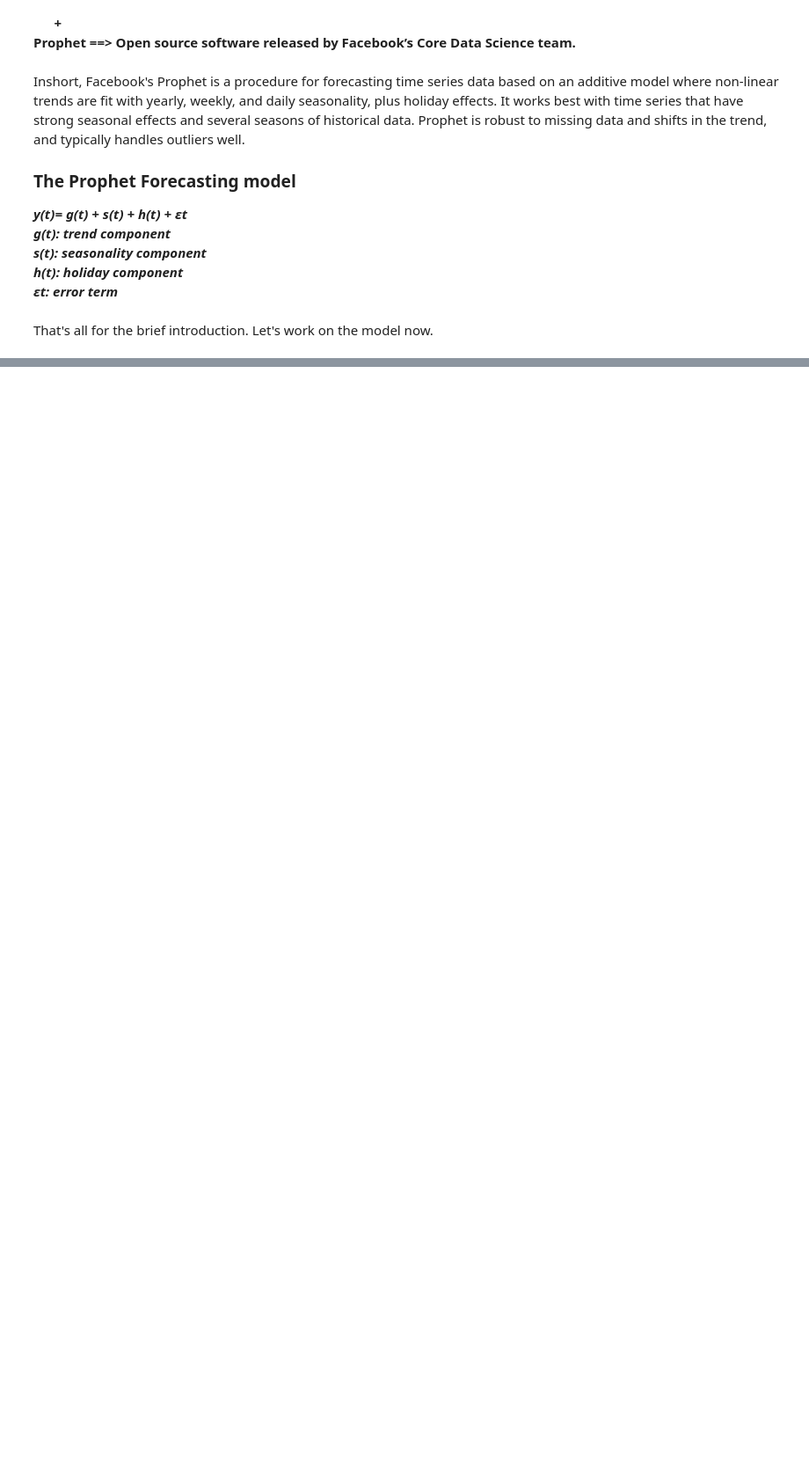
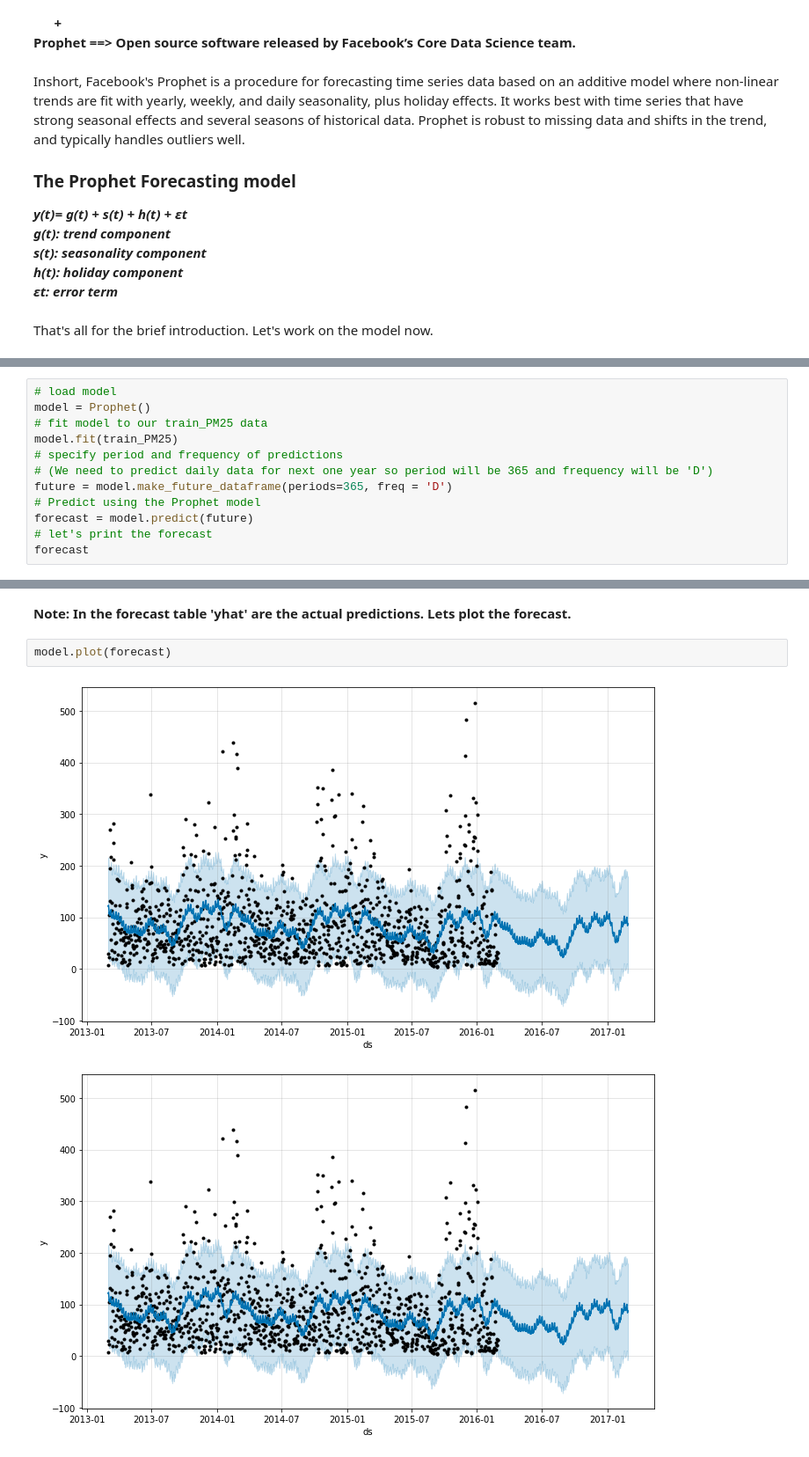
Before and after one commit to aishrock006/Capstone-Project, a Jupyter notebook: 3Data modeling with FBProphet.ipynb, the cells around one changed output, grey strips where cells are left out. Shown at 88% size. Drawn from its saved outputs; the diff is of its cells as text; blank space fills up the shorter version.

Commit message:
evaluate basic Prophet model on monthly PM2.5

```diff
--- a/3Data modeling with FBProphet.ipynb
+++ b/3Data modeling with FBProphet.ipynb
@@ -17,0 +73,12 @@ That's all for the brief introduction. Let's work on the model now.
+# %%
+# load model
+model = Prophet()
+# fit model to our train_PM25 data
+model.fit(train_PM25)
+# specify period and frequency of predictions
+# (We need to predict daily data for next one year so period will be 365 and frequency will be 'D')
+future = model.make_future_dataframe(periods=365, freq = 'D')
+# Predict using the Prophet model
+forecast = model.predict(future)
+# let's print the forecast
+forecast
@@ -17,0 +105,7 @@ That's all for the brief introduction. Let's work on the model now.
+# %% [markdown]
+<b>Note: In the forecast table 'yhat' are the actual predictions. Lets plot the forecast.
+# %%
+model.plot(forecast)
+# %% [output]
+[figure, added]
+[figure, added]
```
Also changed, not shown: parts of 13 cells of this notebook.
